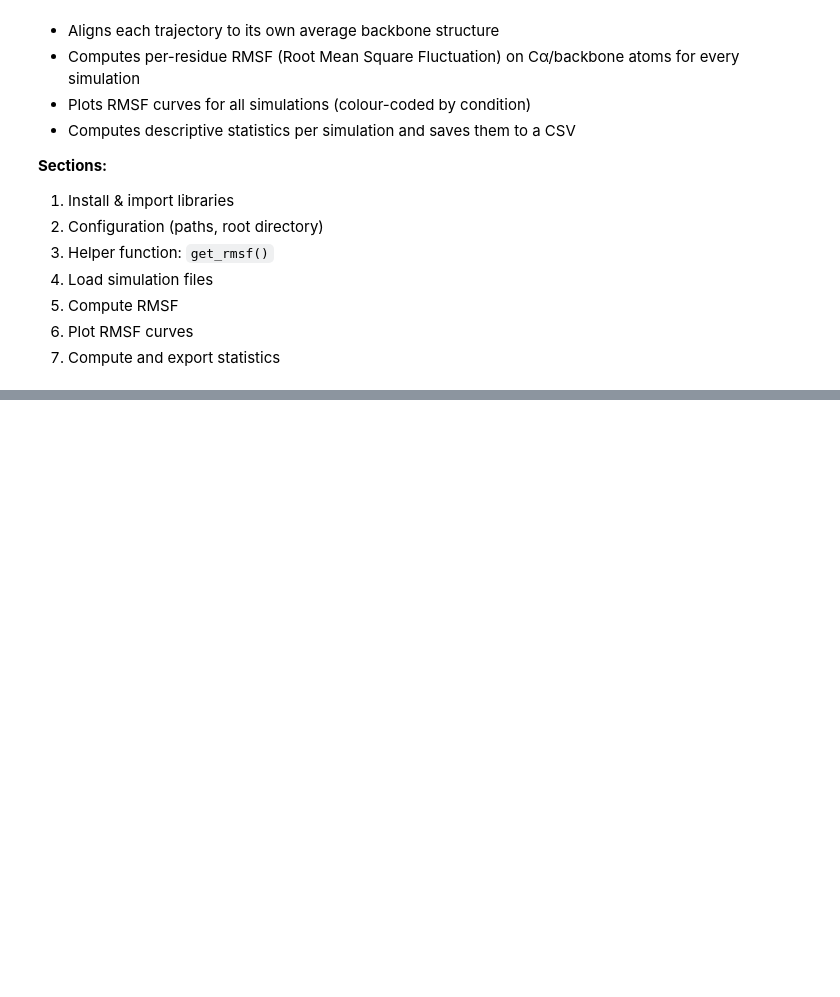
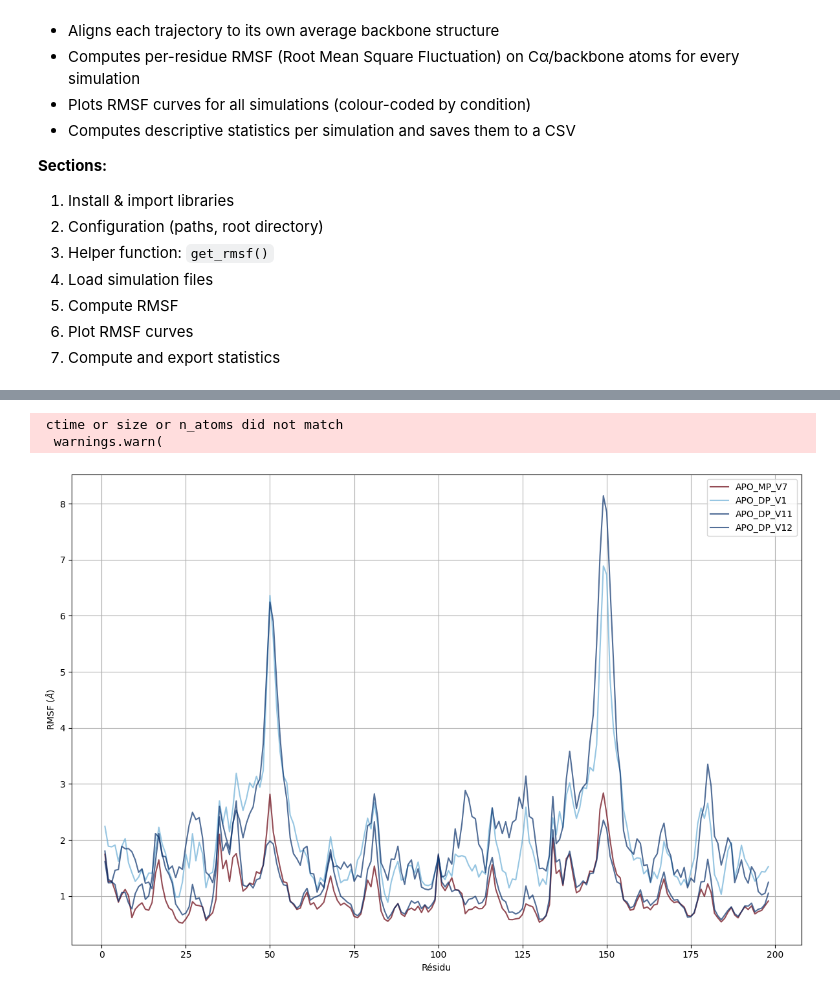
Before and after one commit to annhater/M1_STAGE, a Jupyter notebook: 2_notebooks/01_metrics_RMSF.ipynb, the cells around one changed output, grey strips where cells are left out. Saved outputs shown, nothing was run; the diff lists cells and outputs as text; code cells hidden in the pictures; blank space fills up the shorter version.

```diff
--- a/2_notebooks/01_metrics_RMSF.ipynb
+++ b/2_notebooks/01_metrics_RMSF.ipynb
@@ -63,7 +87,7 @@ def get_rmsf(gro: str, xtc: str) -> tuple:
     ref = average.universe
     align.AlignTraj(u, ref, select='backbone', in_memory=True).run()
     # Compute RMSF
-    calphas = u.select_atoms('backbone')
+    calphas = u.select_atoms('name CA')
     rmsfer  = RMSF(calphas).run()
     return calphas.resids, rmsfer.results.rmsf
 # %%
@@ -103,31 +130,36 @@ for gro, xtc in cond2_files:
     resids, rmsf = get_rmsf(gro, xtc)
     all_resids_c2.append(resids)
     all_rmsf_c2.append(rmsf)
+# %% [output]
+ ctime or size or n_atoms did not match
+  warnings.warn(
 # %%
 # 7. Plot RMSF curves for all simulations
 fig = plt.figure(figsize=(12, 8))
 
 n_c1 = len(all_rmsf_c1)
 n_c2 = len(all_rmsf_c2)
-cmap_c1 = plt.get_cmap('Reds',   n_c1 + 1)
-cmap_c2 = plt.get_cmap('Blues',  n_c2 + 1)
+cmap_c1 = plt.get_cmap('Reds',   n_c1)
+cmap_c2 = plt.get_cmap('Blues',  n_c2 + 0.5)
 
 for i, (resids, rmsf) in enumerate(zip(all_resids_c1, all_rmsf_c1)):
     sim_label = os.path.basename(os.path.dirname(cond1_files[i][0]))
     plt.plot(resids, rmsf, color=cmap_c1(i + 1), alpha=0.7, label=f'APO_MP_{sim_label}')
 
 for i, (resids, rmsf) in enumerate(zip(all_resids_c2, all_rmsf_c2)):
     sim_label = os.path.basename(os.path.dirname(cond2_files[i][0]))
     plt.plot(resids, rmsf, color=cmap_c2(i + 1), alpha=0.7, label=f'APO_DP_{sim_label}')
 
 plt.ylabel(r'RMSF ($\AA$)')
-plt.xlabel('Residue')
-plt.title('RMSF Comparison: APO_MP vs APO_DP Simulations')
+plt.xlabel('Résidu')
+#plt.title('RMSF Comparison: MP () vs APO_DP Simulations')
 plt.legend(loc='best')
 plt.grid(True)
 plt.tight_layout()
 plt.show()
 fig.savefig(os.path.join(OUTPUT_DIR, 'Figures/rmsf_all_simulations.png'))
+# %% [output]
+[figure, added]
 # %%
 # 8. Compute descriptive statistics and export to CSV
 summary_stats_dict = {}
```
Also changed, not shown: parts of 3 cells of this notebook, 17 other files.
